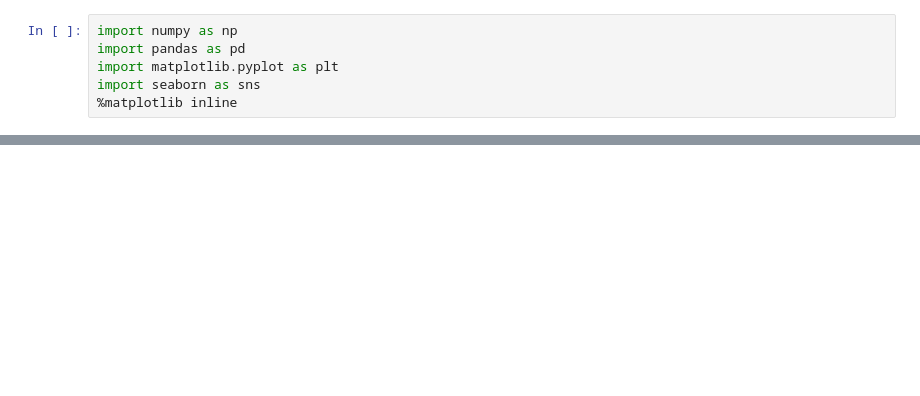
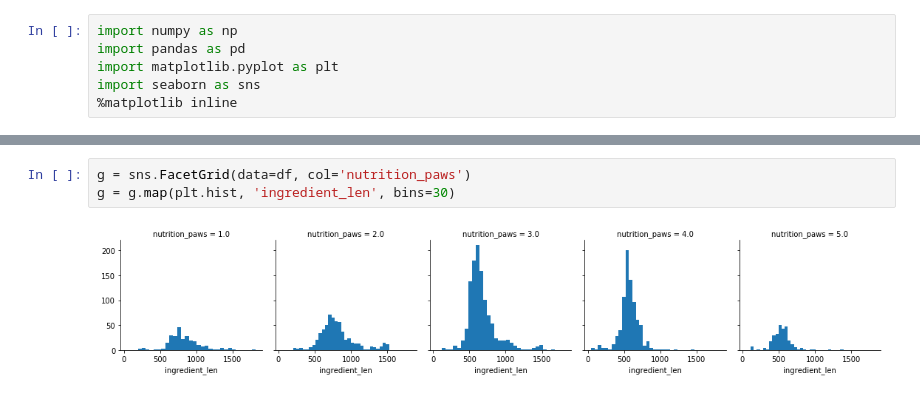
Before and after one commit to oscarigglez/python-toys, a Jupyter notebook: web-scraping/catfood/catfood/spiders/catfood.ipynb, the cells around one changed output, grey strips where cells are left out. Cells and saved outputs as stored; diff of their text form; blank space fills up the shorter version.

```diff
--- a/web-scraping/catfood/catfood/spiders/catfood.ipynb
+++ b/web-scraping/catfood/catfood/spiders/catfood.ipynb
@@ -49,0 +124,5 @@ memory usage: 3.2+ KB
+# %%
+g = sns.FacetGrid(data=df, col='nutrition_paws')
+g = g.map(plt.hist, 'ingredient_len', bins=30)
+# %% [output]
+[figure, added]
```
Also changed, not shown: parts of 26 cells of this notebook.
